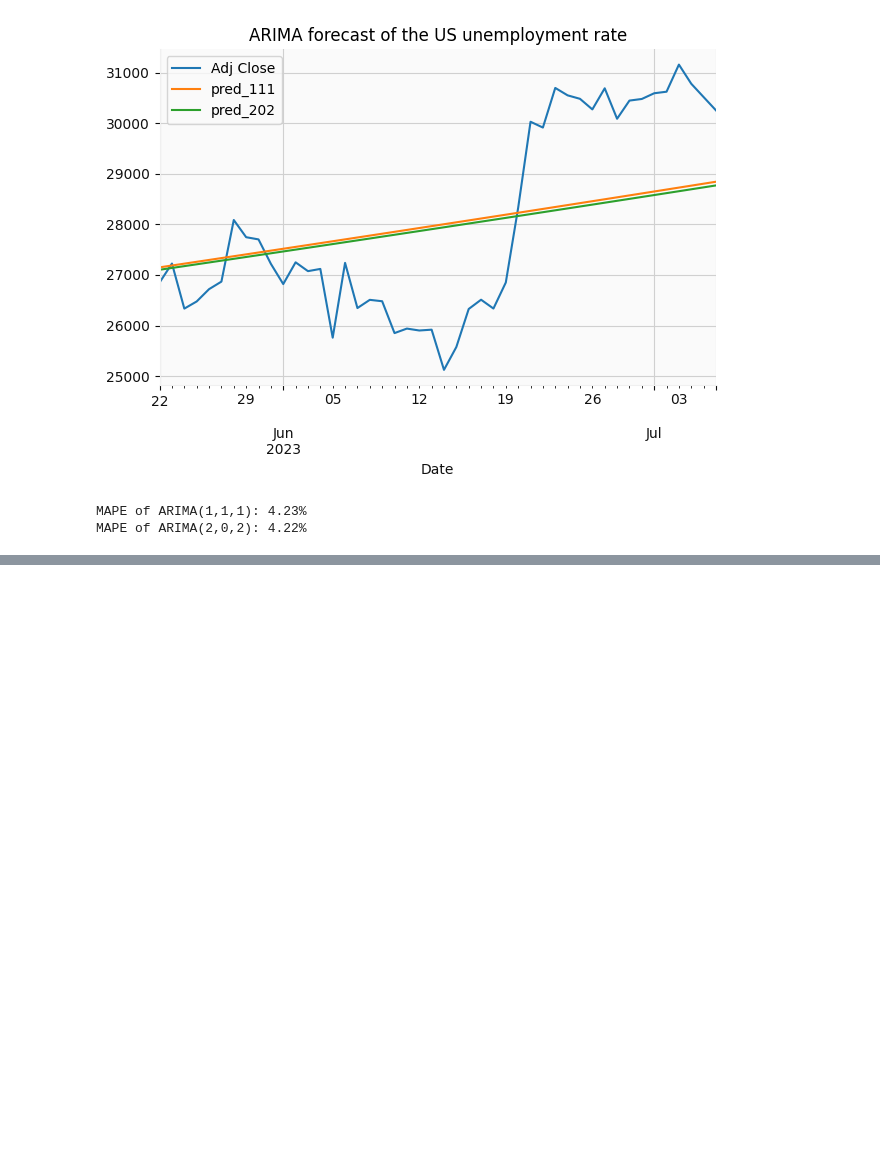
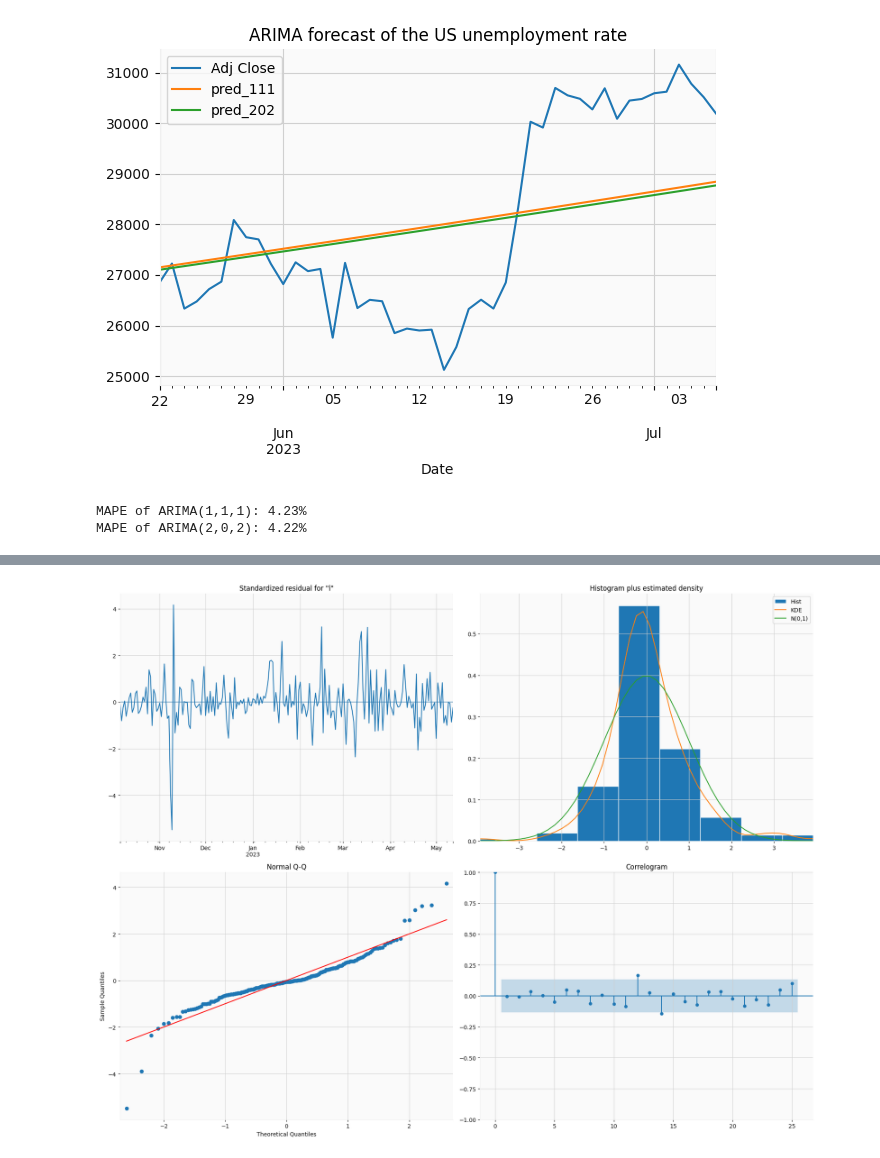
Before and after one commit to AmirGhnbr/statistical_time_series_analysis, a Jupyter notebook: statistical_time_series_analysis.ipynb, the cells around one changed output, grey strips where cells are left out. Cells and saved outputs as stored; diff of their text form; code cells hidden in the pictures; blank space fills up the shorter version.

```diff
--- a/statistical_time_series_analysis.ipynb
+++ b/statistical_time_series_analysis.ipynb
@@ -629,0 +644,7 @@ MAPE of ARIMA(2,0,2): 4.22%
+# %%
+arima_202.plot_diagnostics(figsize=(18, 14), lags=25)
+
+sns.despine()
+plt.tight_layout()
+# %% [output]
+[figure, added]
```
Also changed, not shown: parts of 34 cells of this notebook.
